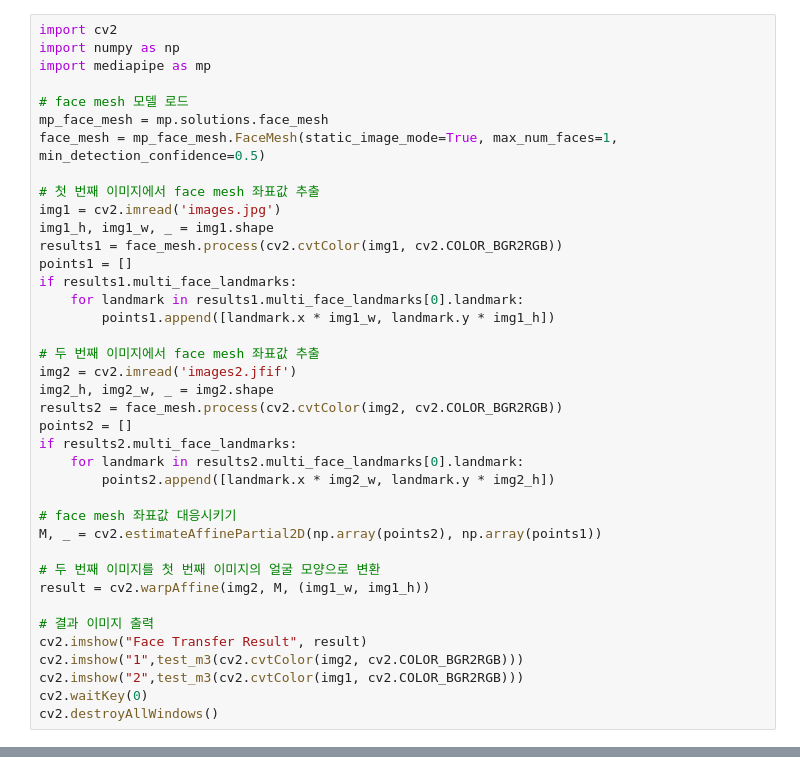
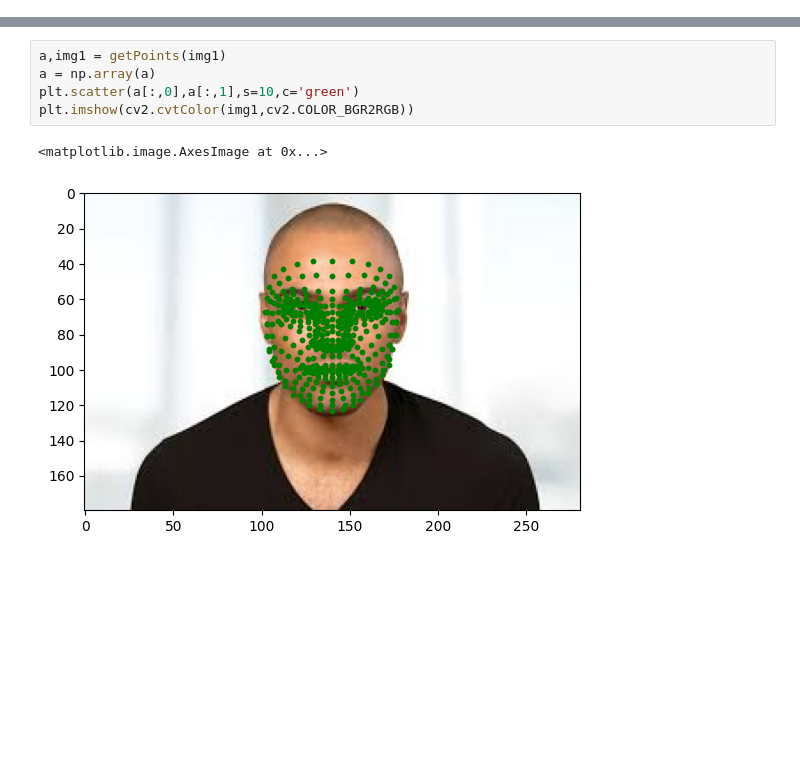
Before and after one commit to ictseoyoungmin/FaceToy_GUI, a Jupyter notebook: f1.ipynb, the cells around one changed output, grey strips where cells are left out. Drawn from its saved outputs; the diff is of its cells as text; blank space fills up the shorter version.

Commit message:
face swap func demo f1.ipynb

```diff
--- a/f1.ipynb
+++ b/f1.ipynb
@@ -1,39 +0,0 @@
-# %%
-import cv2
-import numpy as np
-import mediapipe as mp
-
-# face mesh 모델 로드
-mp_face_mesh = mp.solutions.face_mesh
-face_mesh = mp_face_mesh.FaceMesh(static_image_mode=True, max_num_faces=1, min_detection_confidence=0.5)
-
-# 첫 번째 이미지에서 face mesh 좌표값 추출
-img1 = cv2.imread('images.jpg')
-img1_h, img1_w, _ = img1.shape
-results1 = face_mesh.process(cv2.cvtColor(img1, cv2.COLOR_BGR2RGB))
-points1 = []
-if results1.multi_face_landmarks:
-    for landmark in results1.multi_face_landmarks[0].landmark:
-        points1.append([landmark.x * img1_w, landmark.y * img1_h])
-
-# 두 번째 이미지에서 face mesh 좌표값 추출
-img2 = cv2.imread('images2.jfif')
-img2_h, img2_w, _ = img2.shape
-results2 = face_mesh.process(cv2.cvtColor(img2, cv2.COLOR_BGR2RGB))
-points2 = []
-if results2.multi_face_landmarks:
-    for landmark in results2.multi_face_landmarks[0].landmark:
-        points2.append([landmark.x * img2_w, landmark.y * img2_h])
-
-# face mesh 좌표값 대응시키기
-M, _ = cv2.estimateAffinePartial2D(np.array(points2), np.array(points1))
-
-# 두 번째 이미지를 첫 번째 이미지의 얼굴 모양으로 변환
-result = cv2.warpAffine(img2, M, (img1_w, img1_h))
-
-# 결과 이미지 출력
-cv2.imshow("Face Transfer Result", result)
-cv2.imshow("1",test_m3(cv2.cvtColor(img2, cv2.COLOR_BGR2RGB)))
-cv2.imshow("2",test_m3(cv2.cvtColor(img1, cv2.COLOR_BGR2RGB)))
-cv2.waitKey(0)
-cv2.destroyAllWindows()
@@ -202,0 +137,8 @@ ValueError: too many values to unpack (expected 2)
+# %%
+a,img1 = getPoints(img1)
+a = np.array(a)
+plt.scatter(a[:,0],a[:,1],s=10,c='green')
+plt.imshow(cv2.cvtColor(img1,cv2.COLOR_BGR2RGB))
+# %% [output]
+<matplotlib.image.AxesImage at 0x...>
+[figure, added]
```
Also changed, not shown: parts of 6 cells of this notebook, 3 other files.
